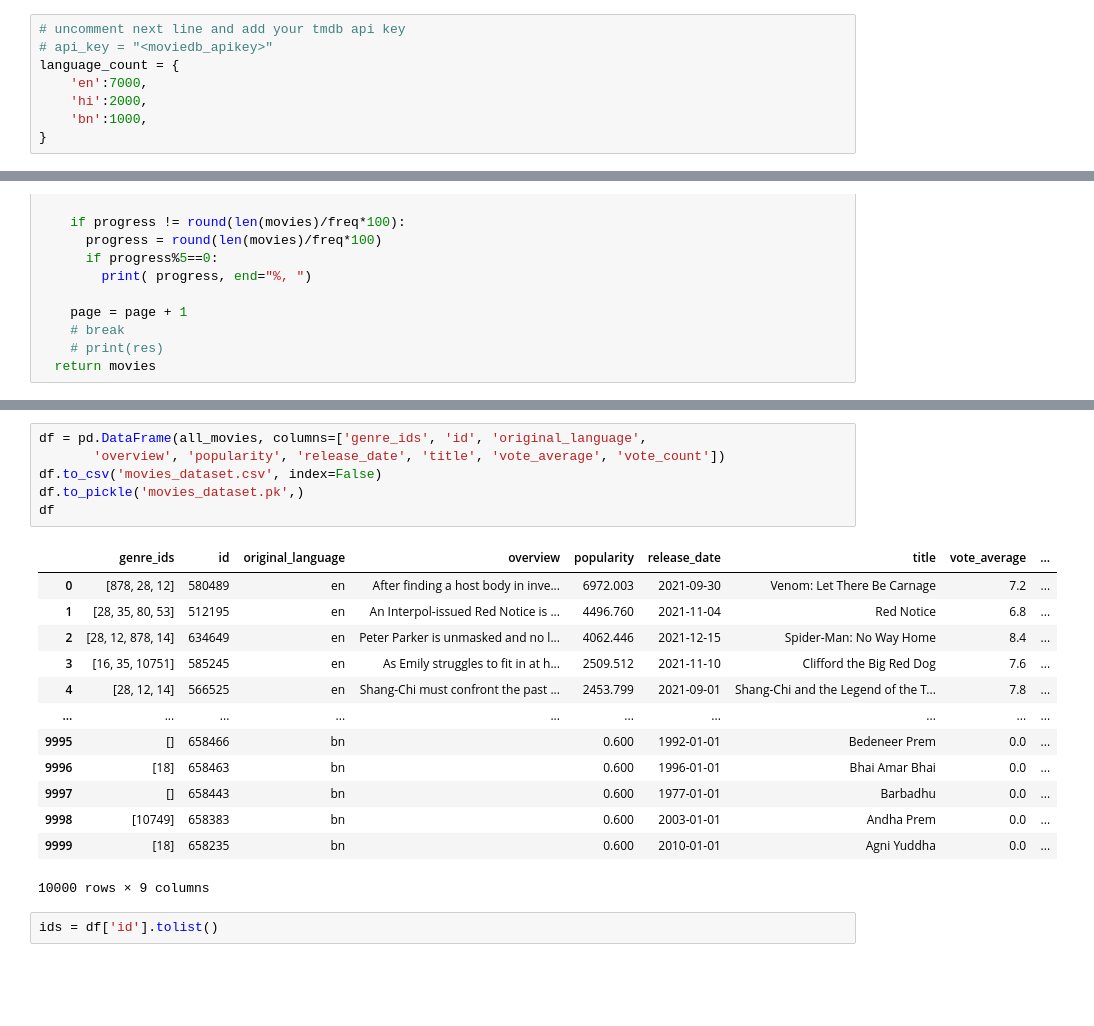
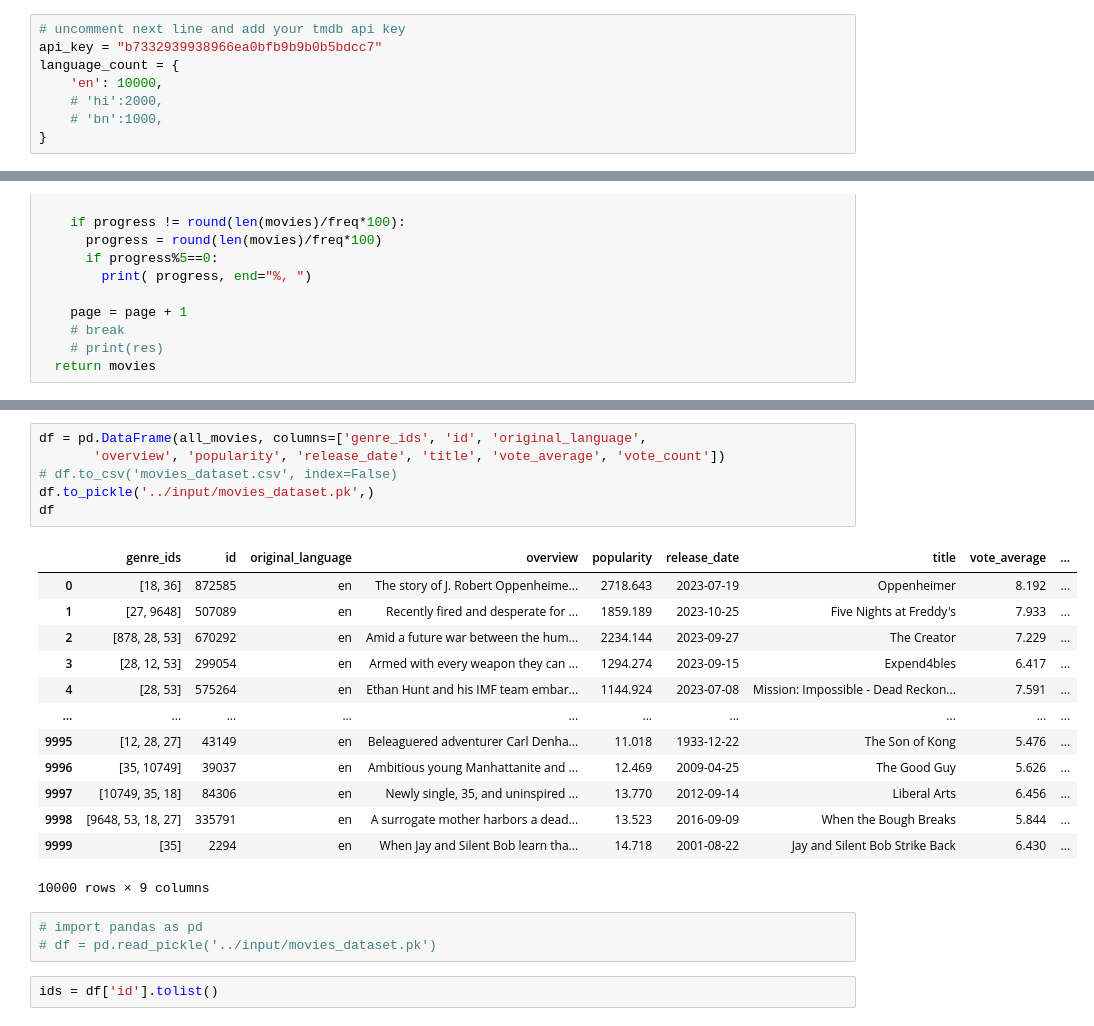
Before and after one commit to abrilnoguera/TMDBChatbot, a Jupyter notebook: ArchivosUtiles/create-movie-dataset.ipynb, the cells around one changed output, grey strips where cells are left out. Saved outputs shown, nothing was run; the diff lists cells and outputs as text; blank space fills up the shorter version.

```diff
--- a/ArchivosUtiles/create-movie-dataset.ipynb
+++ b/ArchivosUtiles/create-movie-dataset.ipynb
@@ -39,10 +34,10 @@ api_key = user_secrets.get_secret("moviedb_apikey")
 # %%
 # uncomment next line and add your tmdb api key
-# api_key = "<moviedb_apikey>"
+api_key = "b7332939938966ea0bfb9b9b0b5bdcc7"
 language_count = {
-    'en':7000,
-    'hi':2000,
-    'bn':1000,
+    'en': 10000,
+    # 'hi':2000,
+    # 'bn':1000,
 }
 # %%
 def get_movies(lang, freq):
@@ -95,23 +88,26 @@ Downloading  bn : 10%, 20%, 30%, 40%, 50%, 60%, 70%, 80%, 90%, 100%, Total movie
 # %%
 df = pd.DataFrame(all_movies, columns=['genre_ids', 'id', 'original_language',
        'overview', 'popularity', 'release_date', 'title', 'vote_average', 'vote_count'])
-df.to_csv('movies_dataset.csv', index=False)
-df.to_pickle('movies_dataset.pk',)
+# df.to_csv('movies_dataset.csv', index=False)
+df.to_pickle('../input/movies_dataset.pk',)
 df
 # %% [output]
 |  | genre_ids | id | original_language | overview | popularity | release_date | title | vote_average | ... |
-| 0 | [878, 28, 12] | 580489 | en | After finding a host body in inve... | 6972.003 | 2021-09-30 | Venom: Let There Be Carnage | 7.2 | ... |
-| 1 | [28, 35, 80, 53] | 512195 | en | An Interpol-issued Red Notice is ... | 4496.760 | 2021-11-04 | Red Notice | 6.8 | ... |
-| 2 | [28, 12, 878, 14] | 634649 | en | Peter Parker is unmasked and no l... | 4062.446 | 2021-12-15 | Spider-Man: No Way Home | 8.4 | ... |
-| 3 | [16, 35, 10751] | 585245 | en | As Emily struggles to fit in at h... | 2509.512 | 2021-11-10 | Clifford the Big Red Dog | 7.6 | ... |
-| 4 | [28, 12, 14] | 566525 | en | Shang-Chi must confront the past ... | 2453.799 | 2021-09-01 | Shang-Chi and the Legend of the T... | 7.8 | ... |
+| 0 | [18, 36] | 872585 | en | The story of J. Robert Oppenheime... | 2718.643 | 2023-07-19 | Oppenheimer | 8.192 | ... |
+| 1 | [27, 9648] | 507089 | en | Recently fired and desperate for ... | 1859.189 | 2023-10-25 | Five Nights at Freddy's | 7.933 | ... |
+| 2 | [878, 28, 53] | 670292 | en | Amid a future war between the hum... | 2234.144 | 2023-09-27 | The Creator | 7.229 | ... |
+| 3 | [28, 12, 53] | 299054 | en | Armed with every weapon they can ... | 1294.274 | 2023-09-15 | Expend4bles | 6.417 | ... |
+| 4 | [28, 53] | 575264 | en | Ethan Hunt and his IMF team embar... | 1144.924 | 2023-07-08 | Mission: Impossible - Dead Reckon... | 7.591 | ... |
 | ... | ... | ... | ... | ... | ... | ... | ... | ... | ... |
-| 9995 | [] | 658466 | bn |  | 0.600 | 1992-01-01 | Bedeneer Prem | 0.0 | ... |
-| 9996 | [18] | 658463 | bn |  | 0.600 | 1996-01-01 | Bhai Amar Bhai | 0.0 | ... |
-| 9997 | [] | 658443 | bn |  | 0.600 | 1977-01-01 | Barbadhu | 0.0 | ... |
-| 9998 | [10749] | 658383 | bn |  | 0.600 | 2003-01-01 | Andha Prem | 0.0 | ... |
-| 9999 | [18] | 658235 | bn |  | 0.600 | 2010-01-01 | Agni Yuddha | 0.0 | ... |
+| 9995 | [12, 28, 27] | 43149 | en | Beleaguered adventurer Carl Denha... | 11.018 | 1933-12-22 | The Son of Kong | 5.476 | ... |
+| 9996 | [35, 10749] | 39037 | en | Ambitious young Manhattanite and ... | 12.469 | 2009-04-25 | The Good Guy | 5.626 | ... |
+| 9997 | [10749, 35, 18] | 84306 | en | Newly single, 35, and uninspired ... | 13.770 | 2012-09-14 | Liberal Arts | 6.456 | ... |
+| 9998 | [9648, 53, 18, 27] | 335791 | en | A surrogate mother harbors a dead... | 13.523 | 2016-09-09 | When the Bough Breaks | 5.844 | ... |
+| 9999 | [35] | 2294 | en | When Jay and Silent Bob learn tha... | 14.718 | 2001-08-22 | Jay and Silent Bob Strike Back | 6.430 | ... |
 10000 rows × 9 columns
+# %%
+# import pandas as pd
+# df = pd.read_pickle('../input/movies_dataset.pk')
 # %%
 ids = df['id'].tolist()
 # %%
```
Also changed, not shown: parts of 4 cells of this notebook, 4 other files.
